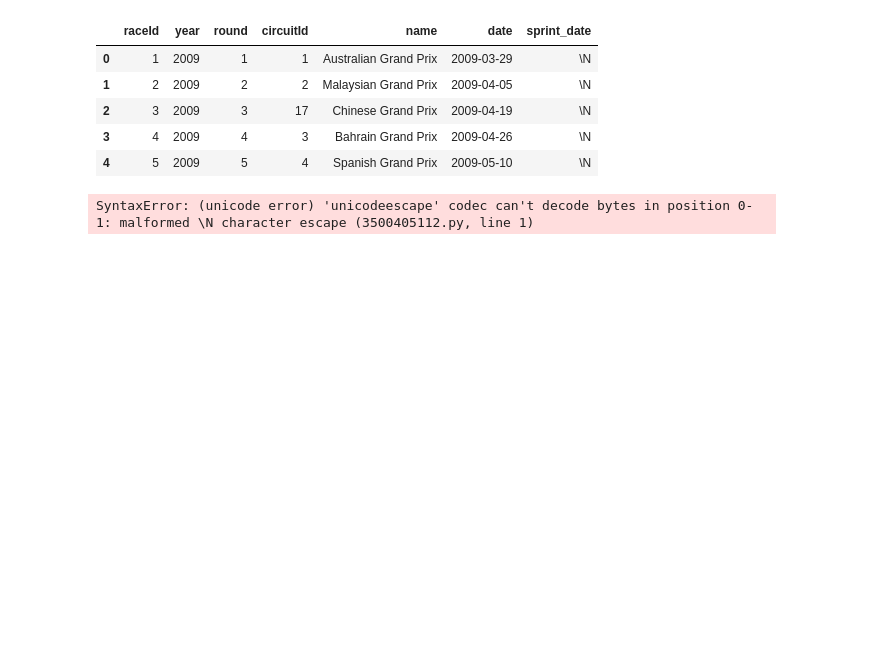
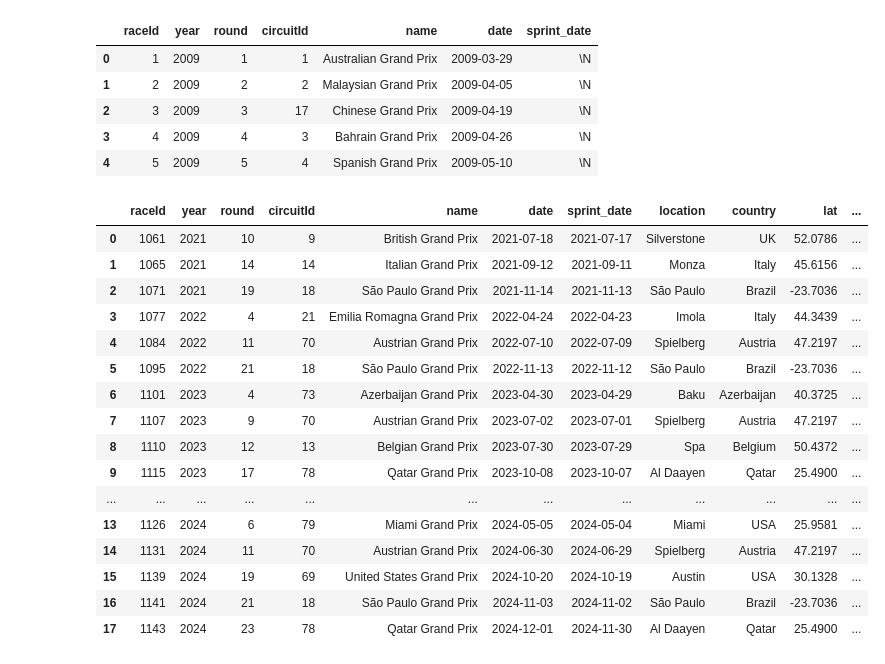
Before and after one commit to markprubin/formula1-analyst, a Jupyter notebook: F1 Driver and Constructor Season Totals 2023.ipynb, the cells around one changed output. Drawn from its saved outputs; the diff is of its cells as text; code cells hidden in the pictures; blank space fills up the shorter version.

```diff
--- a/F1 Driver and Constructor Season Totals 2023.ipynb
+++ b/F1 Driver and Constructor Season Totals 2023.ipynb
@@ -93,6 +97,26 @@ sprint_data.head()
 | 3 | 4 | 2009 | 4 | 3 | Bahrain Grand Prix | 2009-04-26 | \N |
 | 4 | 5 | 2009 | 5 | 4 | Spanish Grand Prix | 2009-05-10 | \N |
 # %%
-sprint_data = sprint_data[sprint_data['sprint_date'] != '\N']
+sprint_data = sprint_data[sprint_data['sprint_date'] != '\\N']
-# %% [output]
-SyntaxError: (unicode error) 'unicodeescape' codec can't decode bytes in position 0-1: malformed \N character escape (3500405112.py, line 1)
+# %%
+sprint_data = pd.merge(sprint_data, circuit_info[['circuitId','location', 'country', 'lat', 'lng']], on='circuitId', how='left')
+# %%
+sprint_data
+# %% [output]
+|  | raceId | year | round | circuitId | name | date | sprint_date | location | country | lat | ... |
+| 0 | 1061 | 2021 | 10 | 9 | British Grand Prix | 2021-07-18 | 2021-07-17 | Silverstone | UK | 52.0786 | ... |
+| 1 | 1065 | 2021 | 14 | 14 | Italian Grand Prix | 2021-09-12 | 2021-09-11 | Monza | Italy | 45.6156 | ... |
+| 2 | 1071 | 2021 | 19 | 18 | São Paulo Grand Prix | 2021-11-14 | 2021-11-13 | São Paulo | Brazil | -23.7036 | ... |
+| 3 | 1077 | 2022 | 4 | 21 | Emilia Romagna Grand Prix | 2022-04-24 | 2022-04-23 | Imola | Italy | 44.3439 | ... |
+| 4 | 1084 | 2022 | 11 | 70 | Austrian Grand Prix | 2022-07-10 | 2022-07-09 | Spielberg | Austria | 47.2197 | ... |
+| 5 | 1095 | 2022 | 21 | 18 | São Paulo Grand Prix | 2022-11-13 | 2022-11-12 | São Paulo | Brazil | -23.7036 | ... |
+| 6 | 1101 | 2023 | 4 | 73 | Azerbaijan Grand Prix | 2023-04-30 | 2023-04-29 | Baku | Azerbaijan | 40.3725 | ... |
+| 7 | 1107 | 2023 | 9 | 70 | Austrian Grand Prix | 2023-07-02 | 2023-07-01 | Spielberg | Austria | 47.2197 | ... |
+| 8 | 1110 | 2023 | 12 | 13 | Belgian Grand Prix | 2023-07-30 | 2023-07-29 | Spa | Belgium | 50.4372 | ... |
+| 9 | 1115 | 2023 | 17 | 78 | Qatar Grand Prix | 2023-10-08 | 2023-10-07 | Al Daayen | Qatar | 25.4900 | ... |
+| ... | ... | ... | ... | ... | ... | ... | ... | ... | ... | ... | ... |
+| 13 | 1126 | 2024 | 6 | 79 | Miami Grand Prix | 2024-05-05 | 2024-05-04 | Miami | USA | 25.9581 | ... |
+| 14 | 1131 | 2024 | 11 | 70 | Austrian Grand Prix | 2024-06-30 | 2024-06-29 | Spielberg | Austria | 47.2197 | ... |
+| 15 | 1139 | 2024 | 19 | 69 | United States Grand Prix | 2024-10-20 | 2024-10-19 | Austin | USA | 30.1328 | ... |
+| 16 | 1141 | 2024 | 21 | 18 | São Paulo Grand Prix | 2024-11-03 | 2024-11-02 | São Paulo | Brazil | -23.7036 | ... |
+| 17 | 1143 | 2024 | 23 | 78 | Qatar Grand Prix | 2024-12-01 | 2024-11-30 | Al Daayen | Qatar | 25.4900 | ... |
```
Also changed, not shown: parts of 2 cells of this notebook, 15 other files.
